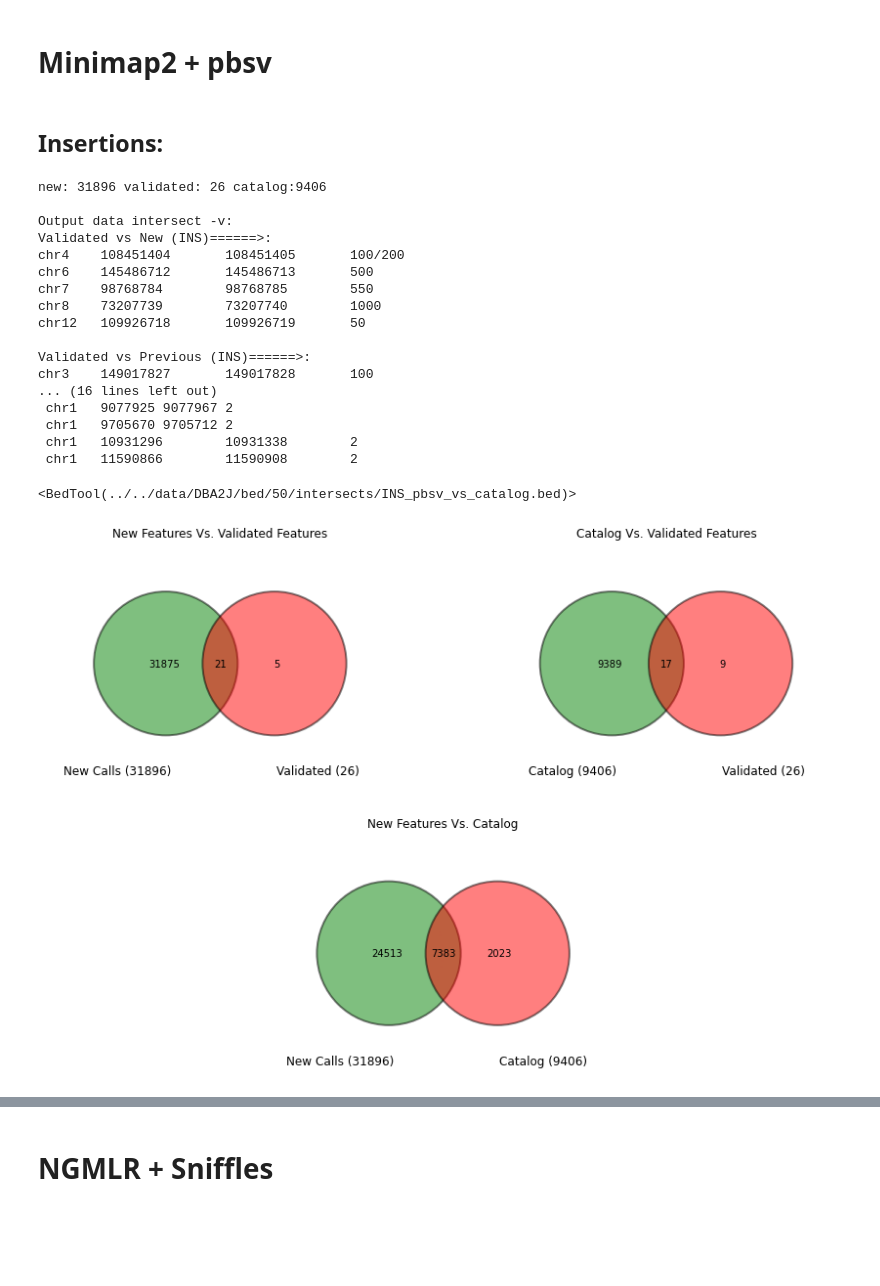
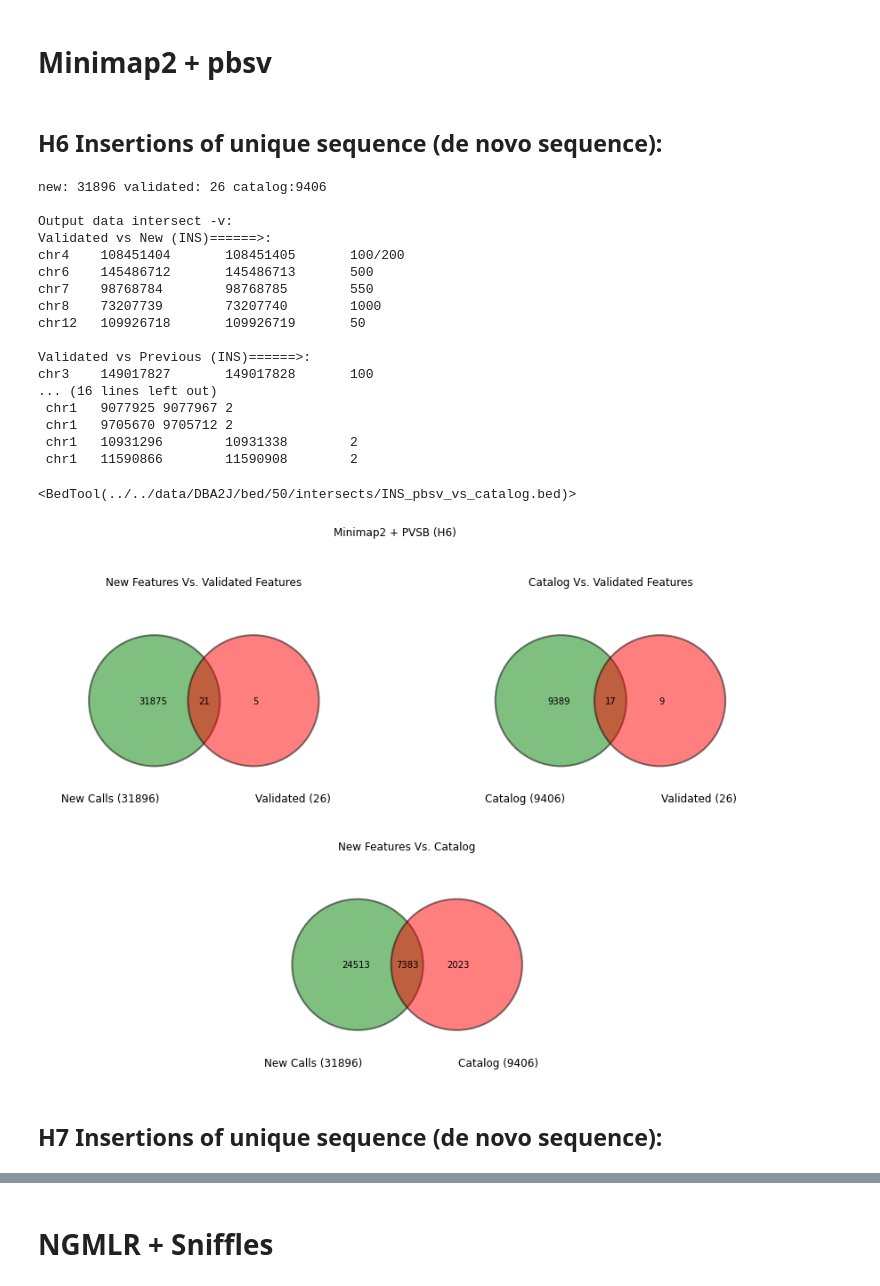
Before and after one commit to gariem/sv-code, a Jupyter notebook: intersect.ipynb, the cells around one changed output, grey strips where cells are left out. Cells and saved outputs as stored; diff of their text form; code cells hidden in the pictures; blank space fills up the shorter version.

```diff
--- a/intersect.ipynb
+++ b/intersect.ipynb
@@ -25,7 +25,7 @@ def ven_subplot(title, sets, labels):
     c[0].set_edgecolor('black')
     c[1].set_edgecolor('black')
 # %%
-def plot3(new_features_file, catalog_features_file, validated_features_file, und_wo=True, und_v=False):
+def plot3(title, new_features_file, catalog_features_file, validated_features_file, und_wo=True, und_v=False):
     new_features = pybedtools.BedTool(new_features_file)
     catalog_features = pybedtools.BedTool(catalog_features_file)
     validated_features = pybedtools.BedTool(validated_features_file)
@@ -64,6 +64,9 @@ def plot3(new_features_file, catalog_features_file, validated_features_file, und
     b=btotal-ab
     ven_subplot('New Features Vs. Catalog', (a,b,ab), ('New Calls (' + str(btotal) +')', 'Catalog ('+ str(atotal) +')'))
 
+    plt.suptitle(title)
+
+
     return new_vs_validated, catalog_vs_validated, new_vs_catalog
 # %%
 minimap2_sniffles_ins = '../../data/DBA2J/bed/50/minimap2-sniffles/DBA2J_INS.bed'
@@ -78,8 +81,10 @@ ngmlr_sniffles_del = '../../data/DBA2J/bed/50/ngmlr-sniffles/DBA2J_DEL.bed'
 catalog_ins = '../../data/previous-catalog/50/DBA2J/catalog/remapped_DBA2J_INS.bed'
 catalog_del = '../../data/previous-catalog/50/DBA2J/catalog/remapped_DBA2J_DEL.bed'
 
-validated_ins = '../../data/DBA2J/validated/50/remapped_DBA_2J.H6.mm10.bed'
-validated_del = '../../data/DBA2J/validated/50/remapped_DBA_2J.H1.mm10.bed'
+validated_ins1 = '../../data/DBA2J/validated/50/remapped_DBA_2J.H6.mm10.bed'
+validated_ins2 = '../../data/DBA2J/validated/50/remapped_DBA_2J.H7.mm10.bed'
+validated_del1 = '../../data/DBA2J/validated/50/remapped_DBA_2J.H1.mm10.bed'
+validated_del2 = '../../data/DBA2J/validated/50/remapped_DBA_2J.H2.mm10.bed'
 
 intersects_dir = '../../data/DBA2J/bed/50/intersects'
 # %% [markdown]
@@ -150,39 +218,41 @@ chr10   106817192       106817301       110
 # %% [markdown]
 # Minimap2 + pbsv
 # %% [markdown]
-## Insertions:
+## H6 Insertions of unique sequence (de novo sequence):
 # %%
-new_vs_validated, catalog_vs_validated, new_vs_catalog = plot3(minimap2_pbsv_ins, catalog_ins, validated_ins, True, True)
+new_vs_validated, catalog_vs_validated, new_vs_catalog = plot3("Minimap2 + PVSB (H6)", minimap2_pbsv_ins, catalog_ins, validated_ins1, True, True)
 
 print("\nOutput data intersect -v:")
 print("Validated vs New (INS)======>:\n" + str(new_vs_validated))
 
 print("Validated vs Previous (INS)======>:\n" + str(catalog_vs_validated))
 
 print("New vs Previous (INS - Head())======>:")
 new_vs_catalog.head()
 
 
-new_vs_validated.saveas(intersects_dir + '/INS_pbsv_vs_validated.bed')
-catalog_vs_validated.saveas(intersects_dir + '/INS_catalog_vs_validated.bed')
+new_vs_validated.saveas(intersects_dir + '/INS_pbsv_vs_H6.bed')
+catalog_vs_validated.saveas(intersects_dir + '/INS_catalog_vs_H6.bed')
 new_vs_catalog.saveas(intersects_dir + '/INS_pbsv_vs_catalog.bed')
 # %% [output]
 new: 31896 validated: 26 catalog:9406
 
 Output data intersect -v:
 Validated vs New (INS)======>:
 chr4    108451404       108451405       100/200
 chr6    145486712       145486713       500
 chr7    98768784        98768785        550
 chr8    73207739        73207740        1000
 chr12   109926718       109926719       50
 
 Validated vs Previous (INS)======>:
 chr3    149017827       149017828       100
 ... (16 lines left out)
  chr1   9077925 9077967 2
  chr1   9705670 9705712 2
  chr1   10931296        10931338        2
  chr1   11590866        11590908        2
 <BedTool(../../data/DBA2J/bed/50/intersects/INS_pbsv_vs_catalog.bed)>
-[figure, old version]
+[figure, new version]
+# %% [markdown]
+## H7 Insertions of unique sequence (de novo sequence):
```
Also changed, not shown: parts of 15 cells of this notebook, 2 other files.
